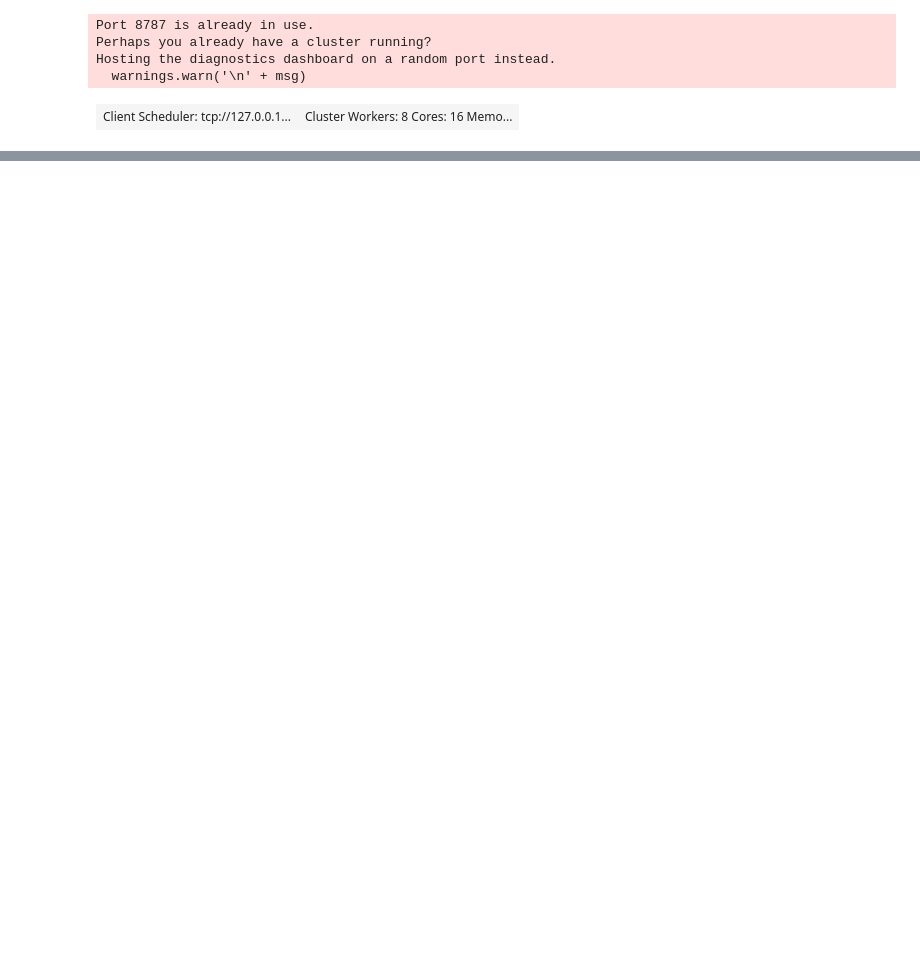
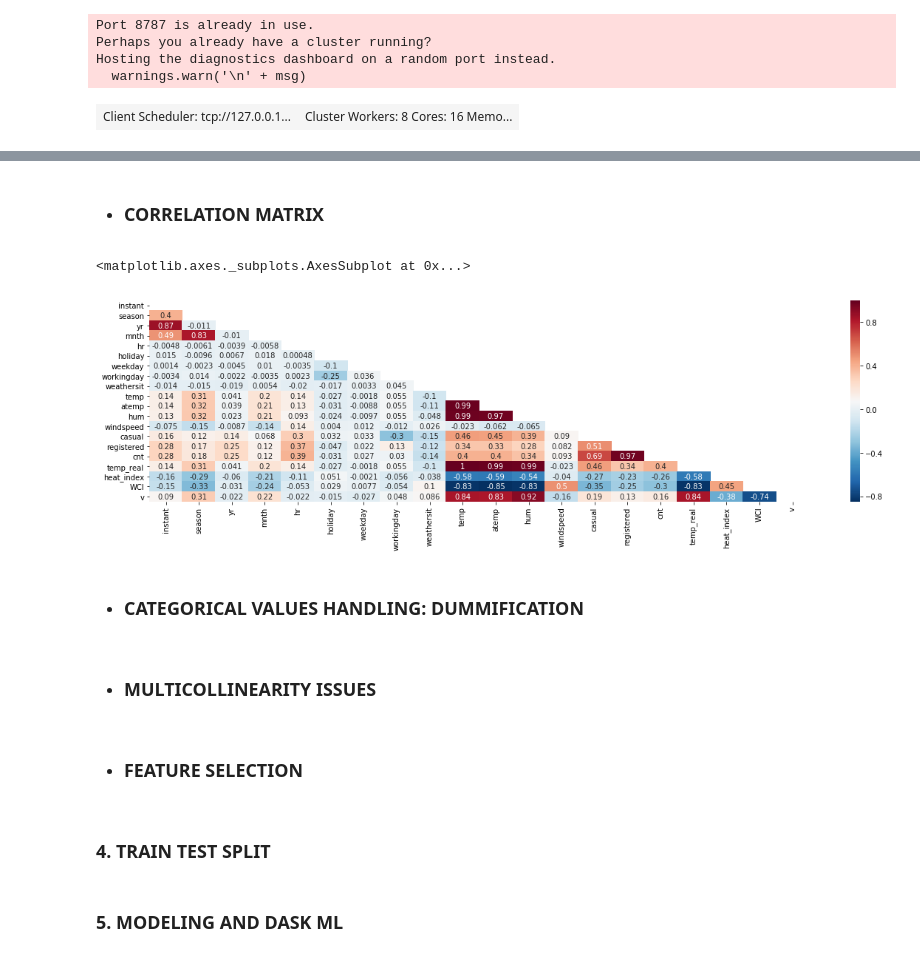
Before and after one commit to cleliacrv/python-dask-assignment, a Jupyter notebook: Python Dask Assignment.ipynb, the cells around one changed output, grey strips where cells are left out. Saved outputs shown, nothing was run; the diff lists cells and outputs as text; code cells hidden in the pictures; blank space fills up the shorter version.

```diff
--- a/Python Dask Assignment.ipynb
+++ b/Python Dask Assignment.ipynb
@@ -39,0 +135,3 @@ Dask Name: from-delayed, 3 tasks
+# %%
+# Calculate the real temperature using the above equation
+hour_df["temp_real"] = 47 * hour_df["temp"] - 8
@@ -39,0 +152,20 @@ Dask Name: from-delayed, 3 tasks
+# %%
+hour_df["heat_index"] = (
+    -8.78469475556
+    + (1.61139411 * (hour_df["temp_real"]))
+    + (2.33854883889 * hour_df["hum"] * 100)
+    + (-0.14611605 * hour_df["temp_real"] * hour_df["hum"] * 100)
+    + (-0.012308094 * (hour_df["temp_real"]) ** 2)
+    + (-0.0164248277778 * (hour_df["hum"] * 100) ** 2)
+    + (
+        0.002211732
+        * ((hour_df["temp_real"]) ** 2)
+        * (hour_df["hum"] * 100)
+    )
+    + (0.00072546 * hour_df["temp_real"] * (hour_df["hum"] * 100) ** 2)
+    + (
+        -0.000003582
+        * ((hour_df["hum"] * 100) * 2)
+        * ((hour_df["temp_real"]) * 2)
+    )
+)
@@ -39,0 +195,7 @@ Dask Name: from-delayed, 3 tasks
+# %%
+import numpy as  np
+hour_df["WCI"] = (
+    10 * np.sqrt(hour_df["windspeed"] * 0.277778 * 100)
+    - (0.277778 * hour_df["windspeed"])
+    + 10.5
+) * (33 - hour_df["temp_real"])
@@ -39,0 +221,29 @@ Dask Name: from-delayed, 3 tasks
+# %%
+hour_df["v"] = (
+    6.112 * 10 ** (7.5 * hour_df["temp_real"] / (237.7 + hour_df["temp_real"]))
+) * (hour_df["hum"])
+
+hour_df["hum"] = hour_df["temp_real"] + ((hour_df["v"] - 10) * (5 / 9))
+# %% [markdown]
+- ### CORRELATION MATRIX
+# %%
+import matplotlib.pyplot as plt
+%matplotlib inline
+import seaborn as sns
+plt.figure(figsize=(20, 5))
+mask = np.zeros_like(hour_df.compute().corr(), dtype=np.bool)
+mask[np.triu_indices_from(mask)] = True
+sns.heatmap(hour_df.compute().corr(), cmap="RdBu_r", mask=mask, annot=True)
+# %% [output]
+<matplotlib.axes._subplots.AxesSubplot at 0x...>
+[figure, added]
+# %% [markdown]
+- ### CATEGORICAL VALUES HANDLING: DUMMIFICATION
+# %% [markdown]
+- ### MULTICOLLINEARITY ISSUES
+# %% [markdown]
+- ### FEATURE SELECTION
+# %% [markdown]
+### 4. TRAIN TEST SPLIT
+# %% [markdown]
+### 5. MODELING AND DASK ML
```
Also changed, not shown: parts of 37 cells of this notebook, 33 other files.
